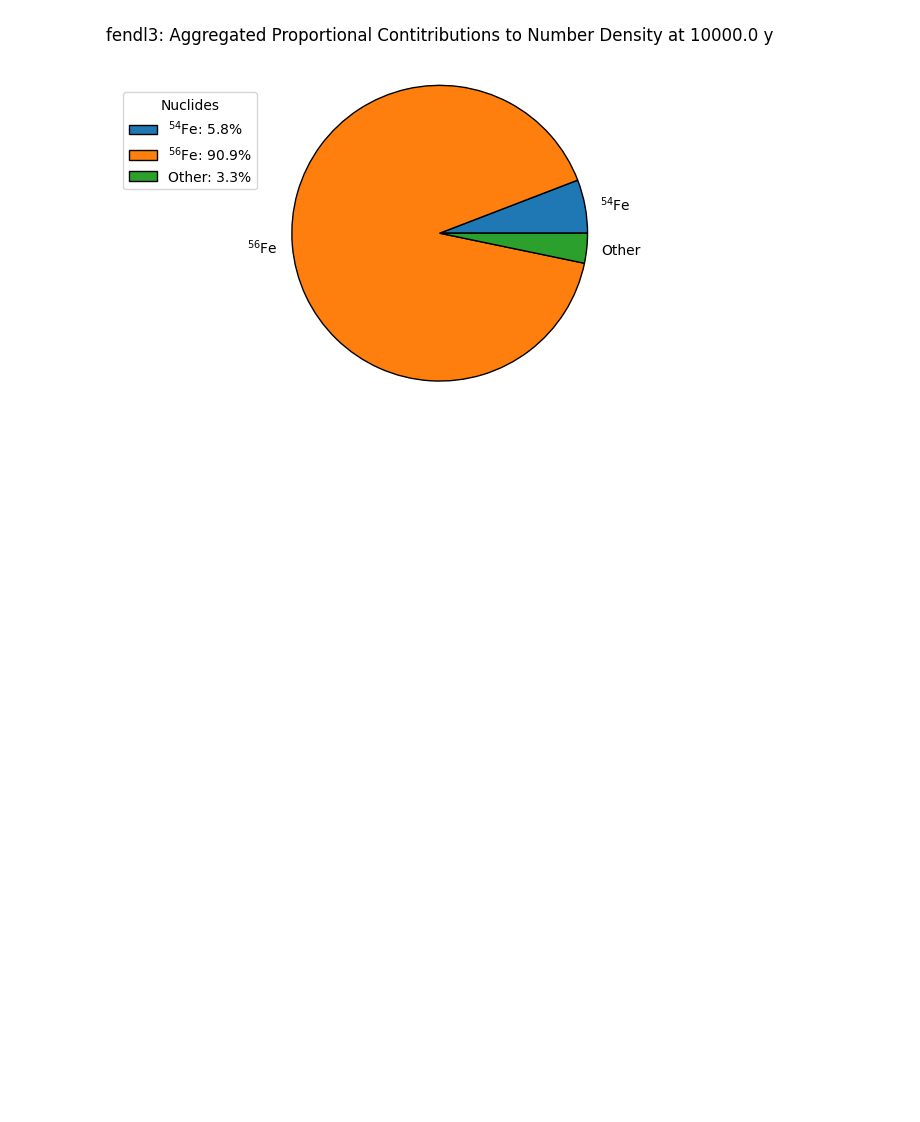
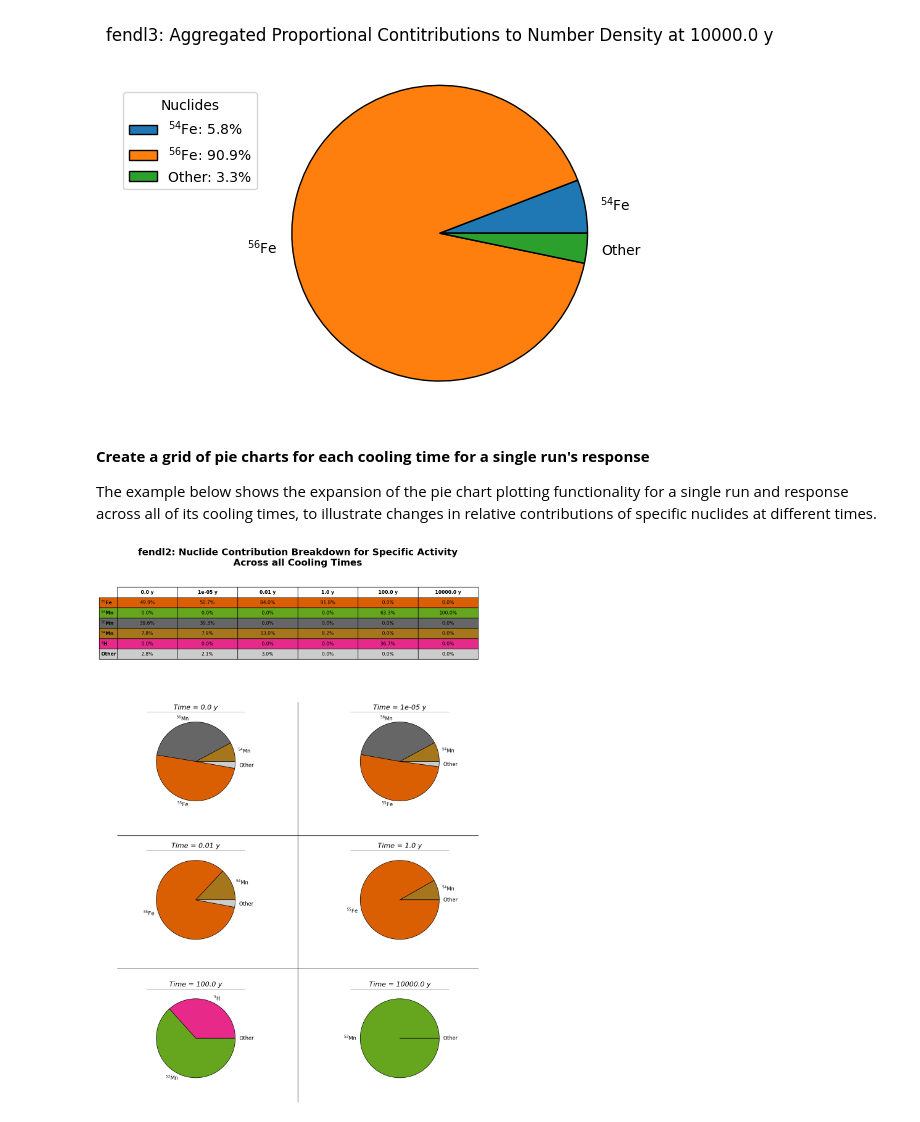
Before and after one commit to svalinn/ALARA, a Jupyter notebook: tools/ALARAJOYWrapper/alarajoy_QA_notebook.ipynb, the cells around one changed output. Saved outputs shown, nothing was run; the diff lists cells and outputs as text; code cells hidden in the pictures; blank space fills up the shorter version.

Commit message:
Initial commit for pie chart grid

```diff
--- a/tools/ALARAJOYWrapper/alarajoy_QA_notebook.ipynb
+++ b/tools/ALARAJOYWrapper/alarajoy_QA_notebook.ipynb
@@ -159,3 +159,20 @@ alaraplot.single_time_pie_chart(
 )
 # %% [output]
 [figure]
+# %% [markdown]
+**Create a grid of pie charts for each cooling time for a single run's response**
+
+The example below shows the expansion of the pie chart plotting functionality for a single run and response across all of its cooling times, to illustrate changes in relative contributions of specific nuclides at different times.
+# %%
+importlib.reload(alaraplot)
+
+alaraplot.multi_time_pie_grid(
+    adf=adf,
+    run_lbl='fendl2',
+    variable='Specific Activity',
+    threshold=0.05,
+    time_unit='y',
+    ncols=2
+)
+# %% [output]
+[figure, added]
```
Also changed, not shown: 1 other file.
